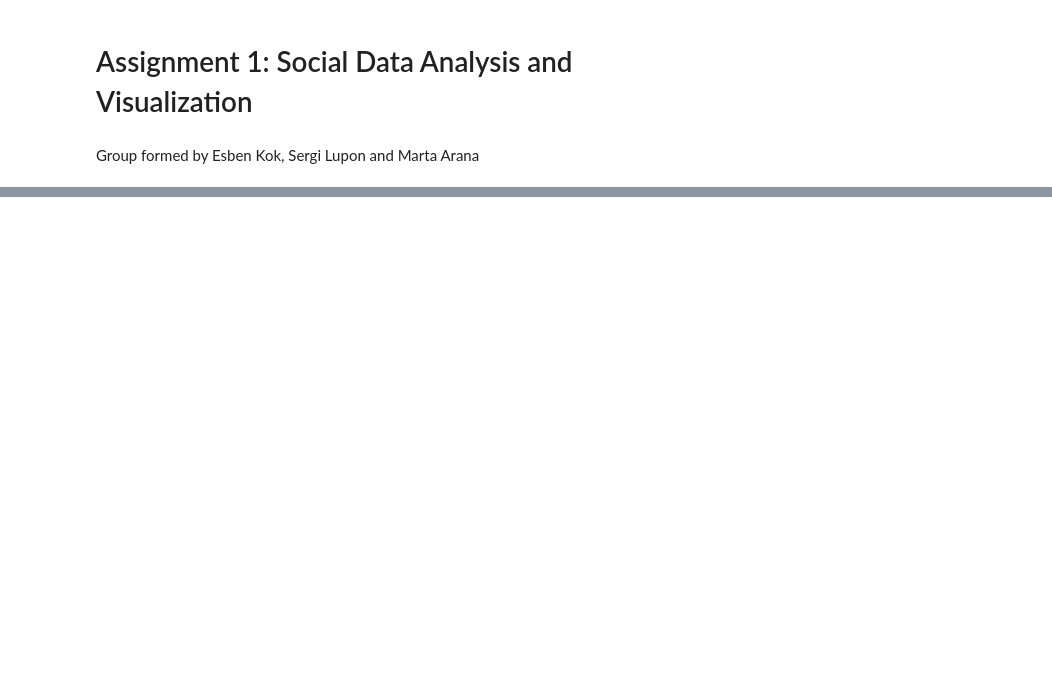
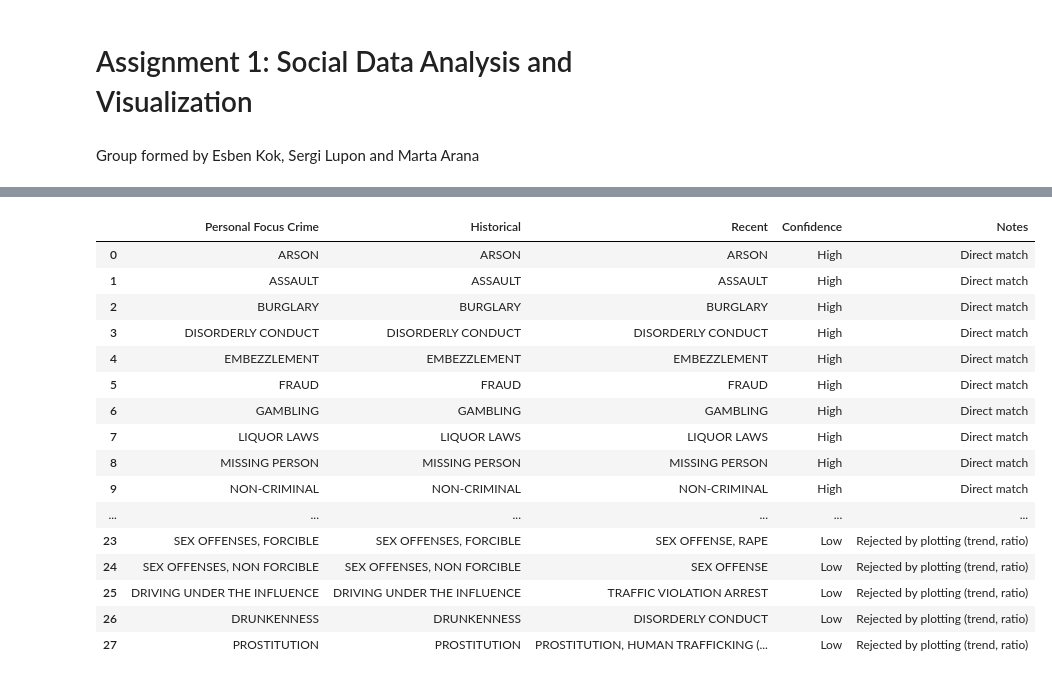
Before and after one commit to Slupon/Project_Socialdata, a Jupyter notebook: Assignment1_socialdata.ipynb, the cells around one changed output, grey strips where cells are left out. Saved outputs shown, nothing was run; the diff lists cells and outputs as text; code cells hidden in the pictures; blank space fills up the shorter version.

```diff
--- a/Assignment1_socialdata.ipynb
+++ b/Assignment1_socialdata.ipynb
@@ -1119,0 +446,71 @@ This result is consistent with the modularity values found earlier: while the st
+# %%
+# Build a curated focus table from direct + validated/rejected ambiguous mappings
+
+# 1) Direct same-name matches -> High confidence
+direct_rows = [
+    ("ARSON", "ARSON", ["ARSON"], "High", "Direct match"),
+    ("ASSAULT", "ASSAULT", ["ASSAULT"], "High", "Direct match"),
+    ("BURGLARY", "BURGLARY", ["BURGLARY"], "High", "Direct match"),
+    ("DISORDERLY CONDUCT", "DISORDERLY CONDUCT", ["DISORDERLY CONDUCT"], "High", "Direct match"),
+    ("EMBEZZLEMENT", "EMBEZZLEMENT", ["EMBEZZLEMENT"], "High", "Direct match"),
+    ("FRAUD", "FRAUD", ["FRAUD"], "High", "Direct match"),
+    ("GAMBLING", "GAMBLING", ["GAMBLING"], "High", "Direct match"),
+    ("LIQUOR LAWS", "LIQUOR LAWS", ["LIQUOR LAWS"], "High", "Direct match"),
+    ("MISSING PERSON", "MISSING PERSON", ["MISSING PERSON"], "High", "Direct match"),
+    ("NON-CRIMINAL", "NON-CRIMINAL", ["NON-CRIMINAL"], "High", "Direct match"),
+    ("OTHER OFFENSES", "OTHER OFFENSES", ["OTHER OFFENSES"], "High", "Direct match"),
+    ("RECOVERED VEHICLE", "RECOVERED VEHICLE", ["RECOVERED VEHICLE"], "High", "Direct match"),
+    ("ROBBERY", "ROBBERY", ["ROBBERY"], "High", "Direct match"),
+    ("STOLEN PROPERTY", "STOLEN PROPERTY", ["STOLEN PROPERTY"], "High", "Direct match"),
+    ("SUICIDE", "SUICIDE", ["SUICIDE"], "High", "Direct match"),
+]
+
+# 2) Ambiguous mappings accepted after Step 2.4
+accepted_rows = [
+    ("DRUG/NARCOTIC", "DRUG/NARCOTIC", ["DRUG OFFENSE", "DRUG VIOLATION"], "Medium", "Validated with plotting (trend, ratio)"),
+    ("FORGERY/COUNTERFEITING", "FORGERY/COUNTERFEITING", ["FORGERY AND COUNTERFEITING"], "Medium-High", "Slight change of name"),
+    ("LARCENY/THEFT", "LARCENY/THEFT", ["LARCENY THEFT"], "Medium-High", "Slight change of name"),
+    ("SUSPICIOUS OCC", "SUSPICIOUS OCC", ["SUSPICIOUS OCC", "SUSPICIOUS"], "Low-Medium", "Validated with plotting (trend, ratio)"),
+    ("VANDALISM", "VANDALISM", ["VANDALISM", "MALICIOUS MISCHIEF"], "Medium", "Validated with plotting (trend, ratio)"),
+    ("VEHICLE THEFT", "VEHICLE THEFT", ["MOTOR VEHICLE THEFT", "MOTOR VEHICLE THEFT?"], "Medium-High", "Slight change of name"),
+    ("WARRANTS", "WARRANTS", ["WARRANT"], "Medium-High", "Slight change of name"),
+    ("WEAPON LAWS", "WEAPON LAWS", ["WEAPONS OFFENSE", "WEAPONS OFFENCE", "WEAPONS CARRYING ETC"], "Medium-High", "Validated with plotting (trend, ratio)"),
+]
+
+# 3) Discarded mappings
+include_low = True
+low_rows = [
+    ("SEX OFFENSES, FORCIBLE", "SEX OFFENSES, FORCIBLE", ["SEX OFFENSE", "RAPE"], "Low", "Rejected by plotting (trend, ratio)"),
+    ("SEX OFFENSES, NON FORCIBLE", "SEX OFFENSES, NON FORCIBLE", ["SEX OFFENSE"], "Low", "Rejected by plotting (trend, ratio)"),
+    ("DRIVING UNDER THE INFLUENCE", "DRIVING UNDER THE INFLUENCE", ["TRAFFIC VIOLATION ARREST"], "Low", "Rejected by plotting (trend, ratio)"),
+    ("DRUNKENNESS", "DRUNKENNESS", ["DISORDERLY CONDUCT"], "Low", "Rejected by plotting (trend, ratio)"),
+    ("PROSTITUTION", "PROSTITUTION", ["PROSTITUTION", "HUMAN TRAFFICKING (A), COMMERCIAL SEX ACTS", "HUMAN TRAFFICKING, COMMERCIAL SEX ACTS"], "Low", "Rejected by plotting (trend, ratio)"),
+]
+
+rows = direct_rows + accepted_rows + (low_rows if include_low else [])
+
+focus_df = pd.DataFrame(
+    rows,
+    columns=["Personal Focus Crime", "Historical", "Recent", "Confidence", "Notes"]
+)
+
+focus_df["Recent"] = focus_df["Recent"].apply(lambda x: ", ".join(x))
+focus_df
+# %% [output]
+|  | Personal Focus Crime | Historical | Recent | Confidence | Notes |
+| 0 | ARSON | ARSON | ARSON | High | Direct match |
+| 1 | ASSAULT | ASSAULT | ASSAULT | High | Direct match |
+| 2 | BURGLARY | BURGLARY | BURGLARY | High | Direct match |
+| 3 | DISORDERLY CONDUCT | DISORDERLY CONDUCT | DISORDERLY CONDUCT | High | Direct match |
+| 4 | EMBEZZLEMENT | EMBEZZLEMENT | EMBEZZLEMENT | High | Direct match |
+| 5 | FRAUD | FRAUD | FRAUD | High | Direct match |
+| 6 | GAMBLING | GAMBLING | GAMBLING | High | Direct match |
+| 7 | LIQUOR LAWS | LIQUOR LAWS | LIQUOR LAWS | High | Direct match |
+| 8 | MISSING PERSON | MISSING PERSON | MISSING PERSON | High | Direct match |
+| 9 | NON-CRIMINAL | NON-CRIMINAL | NON-CRIMINAL | High | Direct match |
+| ... | ... | ... | ... | ... | ... |
+| 23 | SEX OFFENSES, FORCIBLE | SEX OFFENSES, FORCIBLE | SEX OFFENSE, RAPE | Low | Rejected by plotting (trend, ratio) |
+| 24 | SEX OFFENSES, NON FORCIBLE | SEX OFFENSES, NON FORCIBLE | SEX OFFENSE | Low | Rejected by plotting (trend, ratio) |
+| 25 | DRIVING UNDER THE INFLUENCE | DRIVING UNDER THE INFLUENCE | TRAFFIC VIOLATION ARREST | Low | Rejected by plotting (trend, ratio) |
+| 26 | DRUNKENNESS | DRUNKENNESS | DISORDERLY CONDUCT | Low | Rejected by plotting (trend, ratio) |
+| 27 | PROSTITUTION | PROSTITUTION | PROSTITUTION, HUMAN TRAFFICKING (... | Low | Rejected by plotting (trend, ratio) |
```
Also changed, not shown: parts of 84 cells of this notebook.
